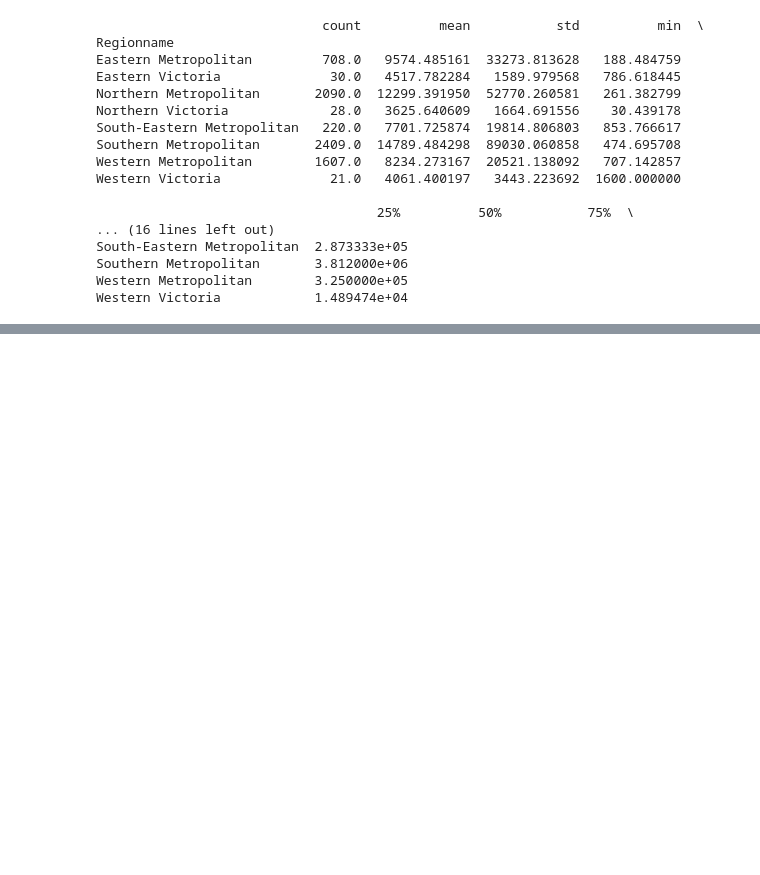
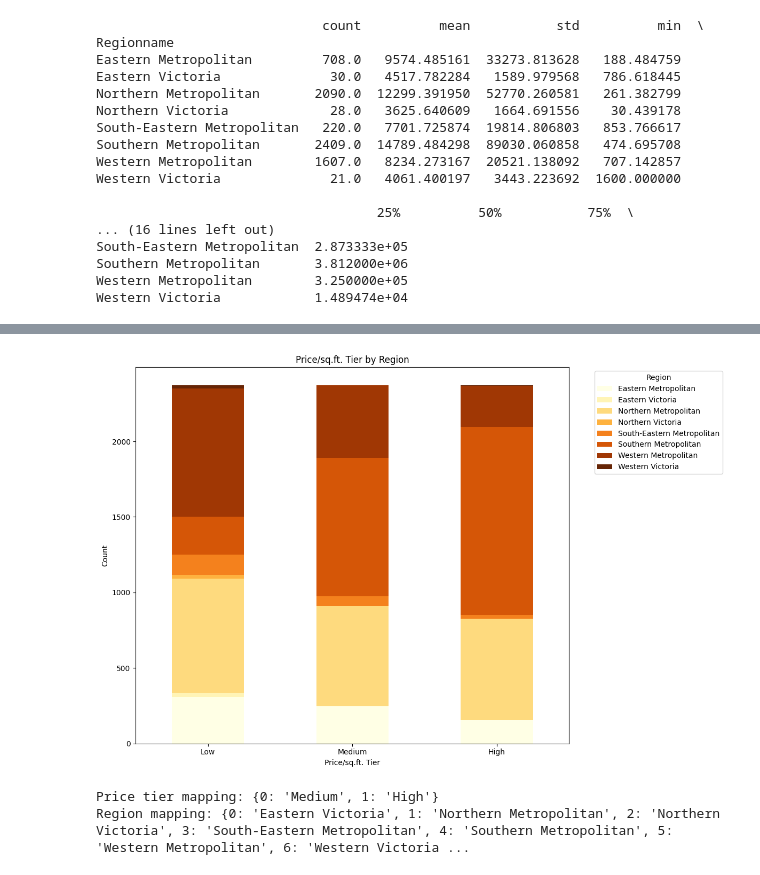
Before and after one commit to VinceGarcia11/Melbourne_Housing, a Jupyter notebook: Data_Mining.ipynb, the cells around one changed output, grey strips where cells are left out. Saved outputs shown, nothing was run; the diff lists cells and outputs as text; code cells hidden in the pictures; blank space fills up the shorter version.

```diff
--- a/Data_Mining.ipynb
+++ b/Data_Mining.ipynb
@@ -145,0 +138,8 @@ plt.show()
+# %%
+# Naive-Bayes
+house['price_tier'] = pd.qcut(house['price_per_sqft'], q=3, labels=['Low', 'Medium', 'High'])
+
+t1 = pd.crosstab(house['Regionname'], house['price_tier'])
+t1['Total'] = t1.sum(axis=1)
+t1.loc['Total'] = t1.sum()
+t1
@@ -145,0 +158,26 @@ plt.show()
+# %%
+t1_plot = pd.crosstab(house['price_tier'], house['Regionname'])
+t1_plot.plot(kind='bar', stacked=True, figsize=(12, 8), colormap='YlOrBr')
+plt.title("Price/sq.ft. Tier by Region")
+plt.xlabel("Price/sq.ft. Tier")
+plt.ylabel("Count")
+plt.legend(title="Region", bbox_to_anchor=(1.05, 1), loc='upper left')
+plt.xticks(rotation=0)
+plt.tight_layout()
+plt.show()
+# %% [output]
+[figure, added]
+# %%
+X_price_ind = pd.get_dummies(house['price_tier'], drop_first=True).astype(float)
+X_price_ind_dict = {i: col for i, col in enumerate(X_price_ind.columns)}
+
+X_region_ind = pd.get_dummies(house['Regionname'], drop_first=True).astype(float)
+X_region_ind_dict = {i: col for i, col in enumerate(X_region_ind.columns)}
+
+X = pd.concat((X_price_ind, X_region_ind), axis=1)
+
+print("Price tier mapping:", X_price_ind_dict)
+print("Region mapping:", X_region_ind_dict)
+# %% [output]
+Price tier mapping: {0: 'Medium', 1: 'High'}
+Region mapping: {0: 'Eastern Victoria', 1: 'Northern Metropolitan', 2: 'Northern Victoria', 3: 'South-Eastern Metropolitan', 4: 'Southern Metropolitan', 5: 'Western Metropolitan', 6: 'Western Victoria ...
```
Also changed, not shown: parts of 9 cells of this notebook.
